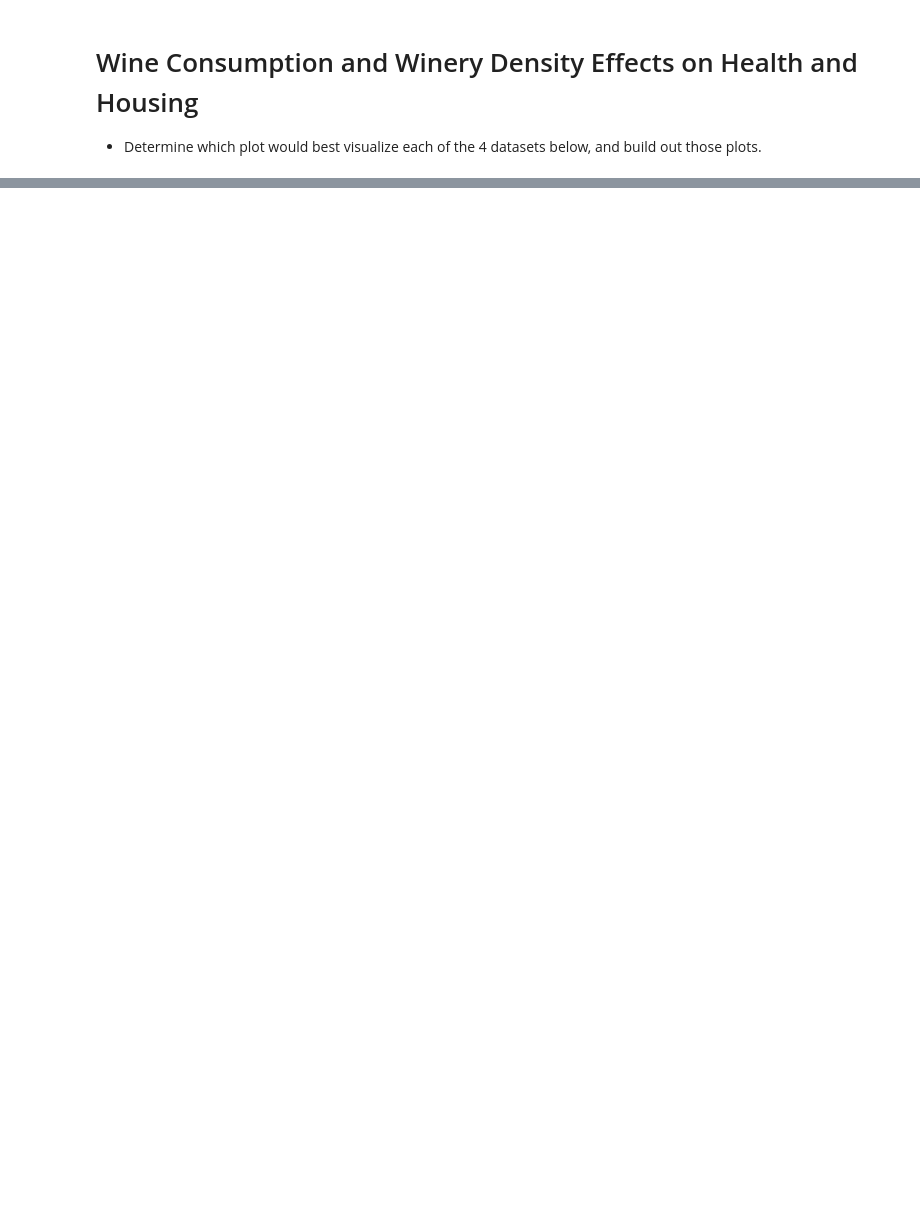
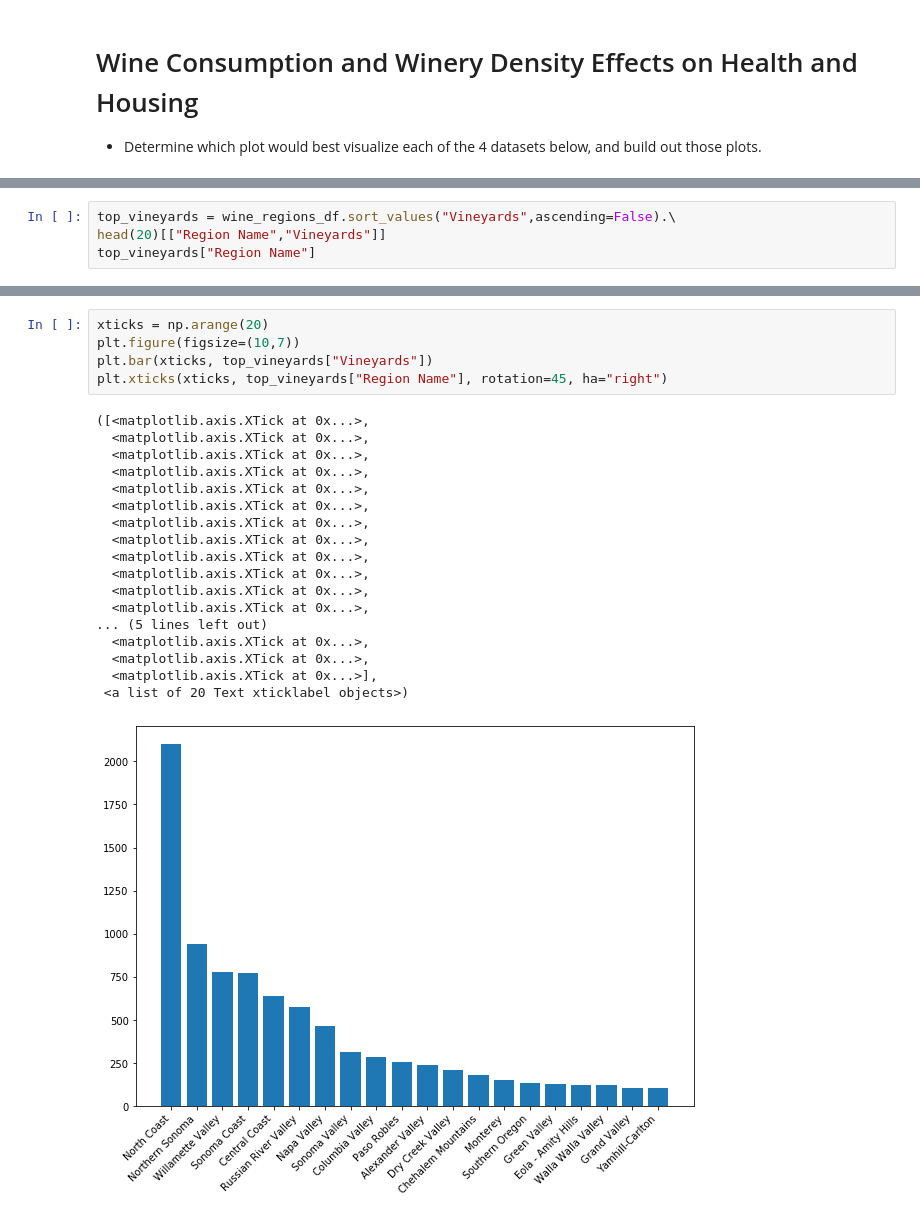
Before and after one commit to epayne323/ProjectOneRepo, a Jupyter notebook: Notebooks/working_EP.ipynb, the cells around one changed output, grey strips where cells are left out. Saved outputs shown, nothing was run; the diff lists cells and outputs as text; blank space fills up the shorter version.

```diff
--- a/Notebooks/working_EP.ipynb
+++ b/Notebooks/working_EP.ipynb
@@ -21,0 +27,4 @@ wine_regions_df.head()
+# %%
+top_vineyards = wine_regions_df.sort_values("Vineyards",ascending=False).\
+head(20)[["Region Name","Vineyards"]]
+top_vineyards["Region Name"]
@@ -21,0 +49,24 @@ wine_regions_df.head()
+# %%
+xticks = np.arange(20)
+plt.figure(figsize=(10,7))
+plt.bar(xticks, top_vineyards["Vineyards"])
+plt.xticks(xticks, top_vineyards["Region Name"], rotation=45, ha="right")
+# %% [output]
+([<matplotlib.axis.XTick at 0x...>,
+  <matplotlib.axis.XTick at 0x...>,
+  <matplotlib.axis.XTick at 0x...>,
+  <matplotlib.axis.XTick at 0x...>,
+  <matplotlib.axis.XTick at 0x...>,
+  <matplotlib.axis.XTick at 0x...>,
+  <matplotlib.axis.XTick at 0x...>,
+  <matplotlib.axis.XTick at 0x...>,
+  <matplotlib.axis.XTick at 0x...>,
+  <matplotlib.axis.XTick at 0x...>,
+  <matplotlib.axis.XTick at 0x...>,
+  <matplotlib.axis.XTick at 0x...>,
+... (5 lines left out)
+  <matplotlib.axis.XTick at 0x...>,
+  <matplotlib.axis.XTick at 0x...>,
+  <matplotlib.axis.XTick at 0x...>],
+ <a list of 20 Text xticklabel objects>)
+[figure, added]
```
Also changed, not shown: parts of 5 cells of this notebook, 1 other file.
